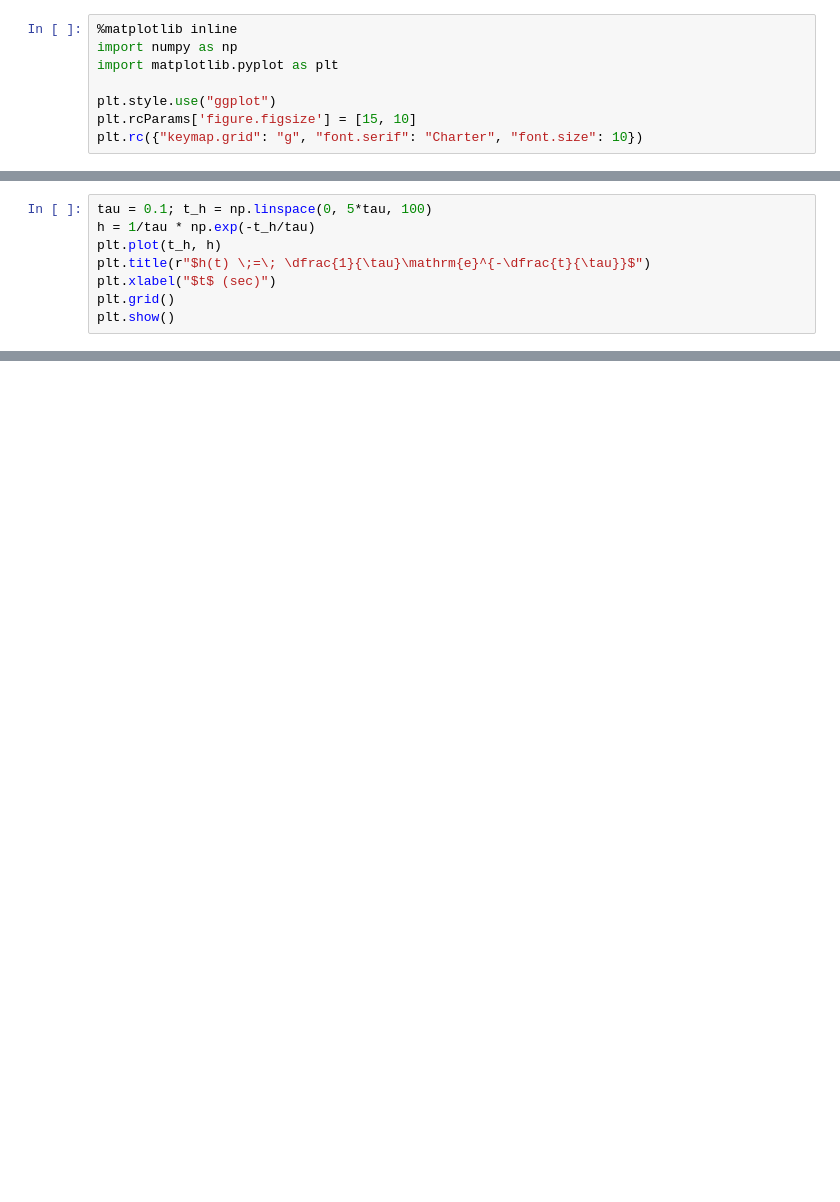
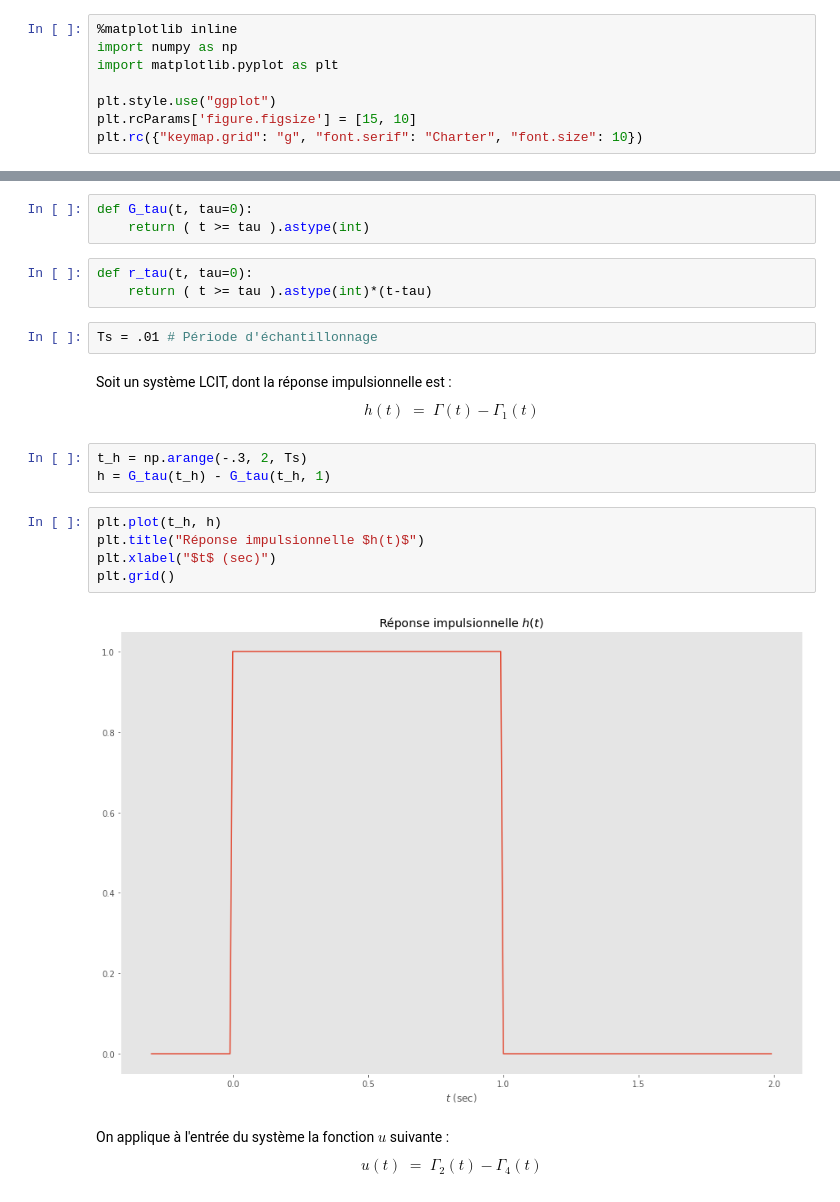
Before and after one commit to a-mhamdi/cosnip, a Jupyter notebook: Python/sig-proc/conv-1d.ipynb, the cells around one changed output, grey strips where cells are left out. Drawn from its saved outputs; the diff is of its cells as text; blank space fills up the shorter version.

```diff
--- a/Python/sig-proc/conv-1d.ipynb
+++ b/Python/sig-proc/conv-1d.ipynb
@@ -73,8 +19,0 @@ $$
-# %%
-tau = 0.1; t_h = np.linspace(0, 5*tau, 100)
-h = 1/tau * np.exp(-t_h/tau)
-plt.plot(t_h, h)
-plt.title(r"$h(t) \;=\; \dfrac{1}{\tau}\mathrm{e}^{-\dfrac{t}{\tau}}$")
-plt.xlabel("$t$ (sec)")
-plt.grid()
-plt.show()
@@ -99,0 +20,24 @@ plt.show()
+# %%
+def G_tau(t, tau=0):
+    return ( t >= tau ).astype(int)
+# %%
+def r_tau(t, tau=0):
+    return ( t >= tau ).astype(int)*(t-tau)
+# %%
+Ts = .01 # Période d'échantillonnage
+# %% [markdown]
+Soit un système LCIT, dont la réponse impulsionnelle est :
+$$h(t) \;=\; \Gamma(t)-\Gamma_1(t)$$
+# %%
+t_h = np.arange(-.3, 2, Ts)
+h = G_tau(t_h) - G_tau(t_h, 1)
+# %%
+plt.plot(t_h, h)
+plt.title("Réponse impulsionnelle $h(t)$")
+plt.xlabel("$t$ (sec)")
+plt.grid()
+# %% [output]
+[figure, added]
+# %% [markdown]
+On applique à l'entrée du système la fonction $u$ suivante :
+$$ u(t)\;=\; \Gamma_2(t)-\Gamma_4(t) $$
```
Also changed, not shown: parts of 19 cells of this notebook, 35 other files.
